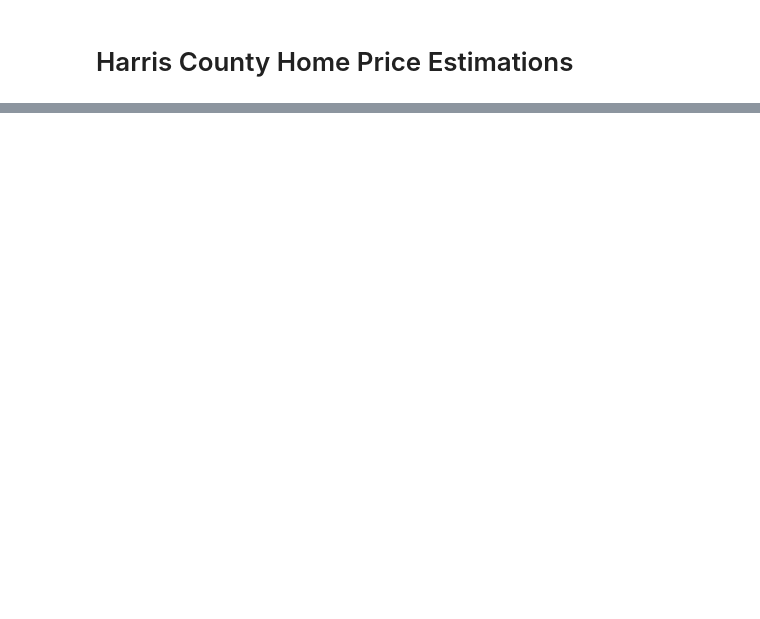
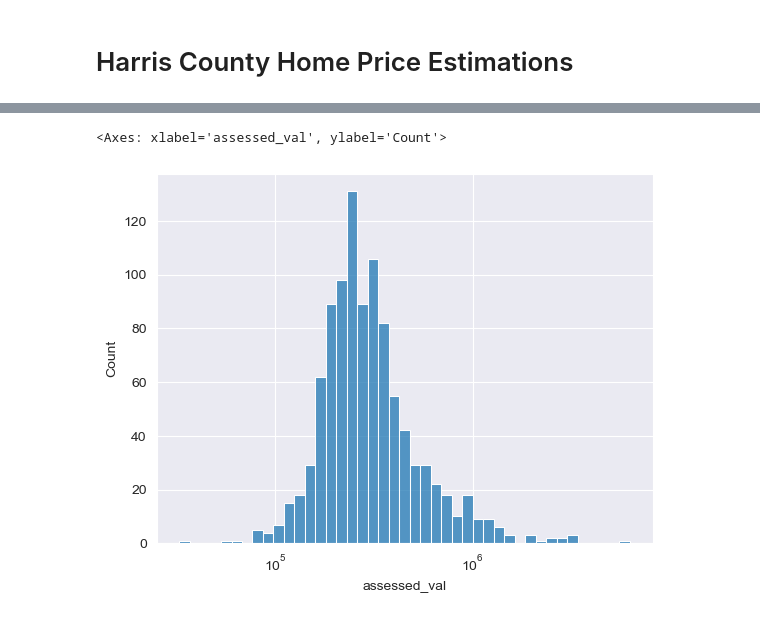
Before and after one commit to PorkChopExpress86/HouseProtestValues, a Jupyter notebook: HouseValues-continuous.ipynb, the cells around one changed output, grey strips where cells are left out. Cells and saved outputs as stored; diff of their text form; code cells hidden in the pictures; blank space fills up the shorter version.

```diff
--- a/HouseValues-continuous.ipynb
+++ b/HouseValues-continuous.ipynb
@@ -98,3 +83,6 @@ fixtures = None
 # %%
-# sns.histplot(data=all_df, x="assessed_val", log_scale=True)
+sns.histplot(data=sample_df, x="assessed_val", log_scale=True)
+# %% [output]
+<Axes: xlabel='assessed_val', ylabel='Count'>
+[figure, added]
 # %%
```
Also changed, not shown: parts of 20 cells of this notebook.
